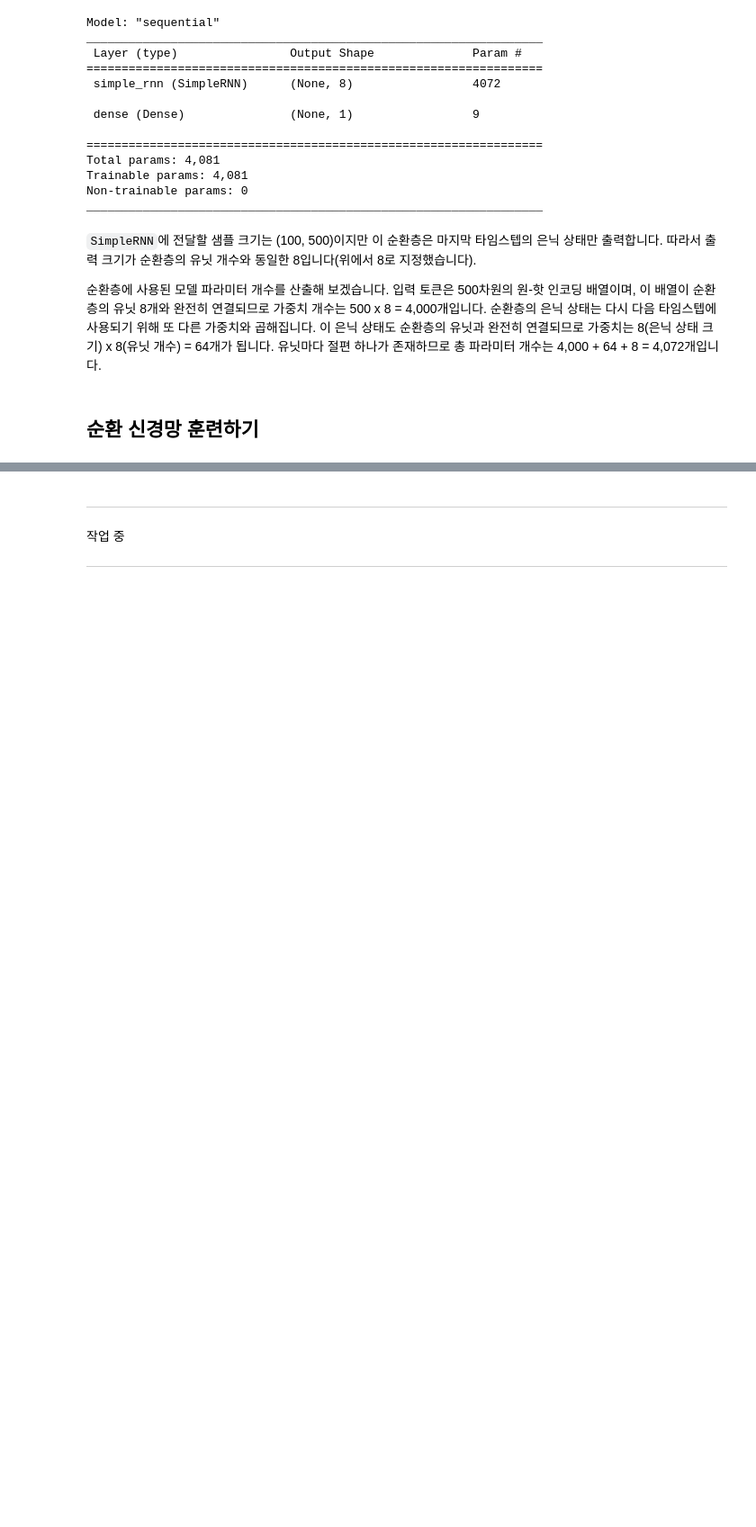
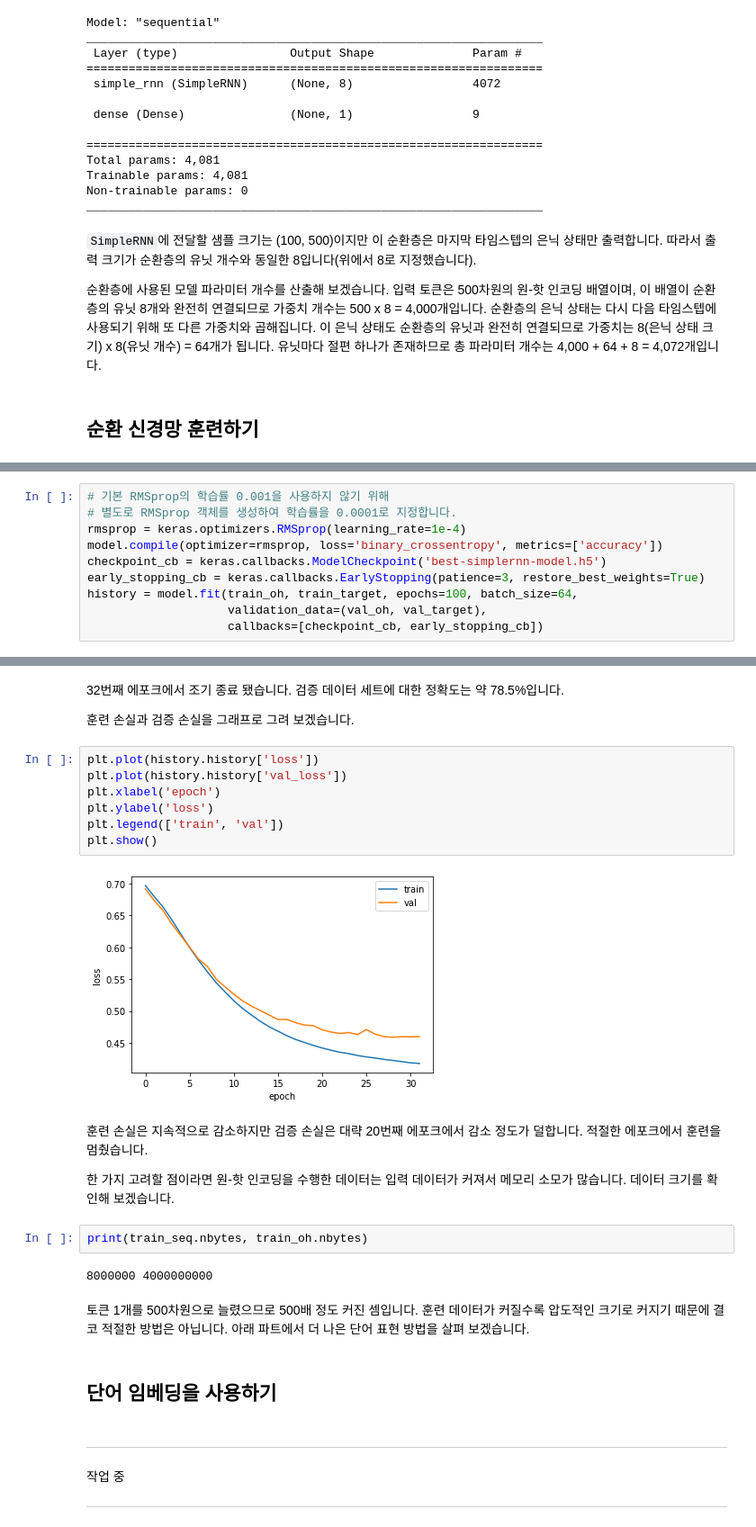
Before and after one commit to LeeSeungwon89/Deep-learning_Theory, a Jupyter notebook: 9-2 순환 신경망으로 IMDB 리뷰 분류하기.ipynb, the cells around one changed output, grey strips where cells are left out. Shown at 90% size. Cells and saved outputs as stored; diff of their text form; blank space fills up the shorter version.

```diff
--- a/9-2 순환 신경망으로 IMDB 리뷰 분류하기.ipynb
+++ b/9-2 순환 신경망으로 IMDB 리뷰 분류하기.ipynb
@@ -304,0 +307,10 @@ _________________________________________________________________
+# %%
+# 기본 RMSprop의 학습률 0.001을 사용하지 않기 위해
+# 별도로 RMSprop 객체를 생성하여 학습률을 0.0001로 지정합니다.
+rmsprop = keras.optimizers.RMSprop(learning_rate=1e-4)
+model.compile(optimizer=rmsprop, loss='binary_crossentropy', metrics=['accuracy'])
+checkpoint_cb = keras.callbacks.ModelCheckpoint('best-simplernn-model.h5')
+early_stopping_cb = keras.callbacks.EarlyStopping(patience=3, restore_best_weights=True)
+history = model.fit(train_oh, train_target, epochs=100, batch_size=64,
+                    validation_data=(val_oh, val_target),
+                    callbacks=[checkpoint_cb, early_stopping_cb])
@@ -305,3 +335,28 @@ _________________________________________________________________
+# %% [markdown]
+32번째 에포크에서 조기 종료 됐습니다. 검증 데이터 세트에 대한 정확도는 약 78.5%입니다.
+
+훈련 손실과 검증 손실을 그래프로 그려 보겠습니다.
+# %%
+plt.plot(history.history['loss'])
+plt.plot(history.history['val_loss'])
+plt.xlabel('epoch')
+plt.ylabel('loss')
+plt.legend(['train', 'val'])
+plt.show()
+# %% [output]
+[figure, added]
+# %% [markdown]
+훈련 손실은 지속적으로 감소하지만 검증 손실은 대략 20번째 에포크에서 감소 정도가 덜합니다. 적절한 에포크에서 훈련을 멈췄습니다.
+
+한 가지 고려할 점이라면 원-핫 인코딩을 수행한 데이터는 입력 데이터가 커져서 메모리 소모가 많습니다. 데이터 크기를 확인해 보겠습니다.
+# %%
+print(train_seq.nbytes, train_oh.nbytes)
+# %% [output]
+8000000 4000000000
+# %% [markdown]
+토큰 1개를 500차원으로 늘렸으므로 500배 정도 커진 셈입니다. 훈련 데이터가 커질수록 압도적인 크기로 커지기 때문에 결코 적절한 방법은 아닙니다. 아래 파트에서 더 나은 단어 표현 방법을 살펴 보겠습니다.
+# %% [markdown]
+## **단어 임베딩을 사용하기**
 # %% [markdown]
 
 
```
Also changed, not shown: parts of 3 cells of this notebook.
